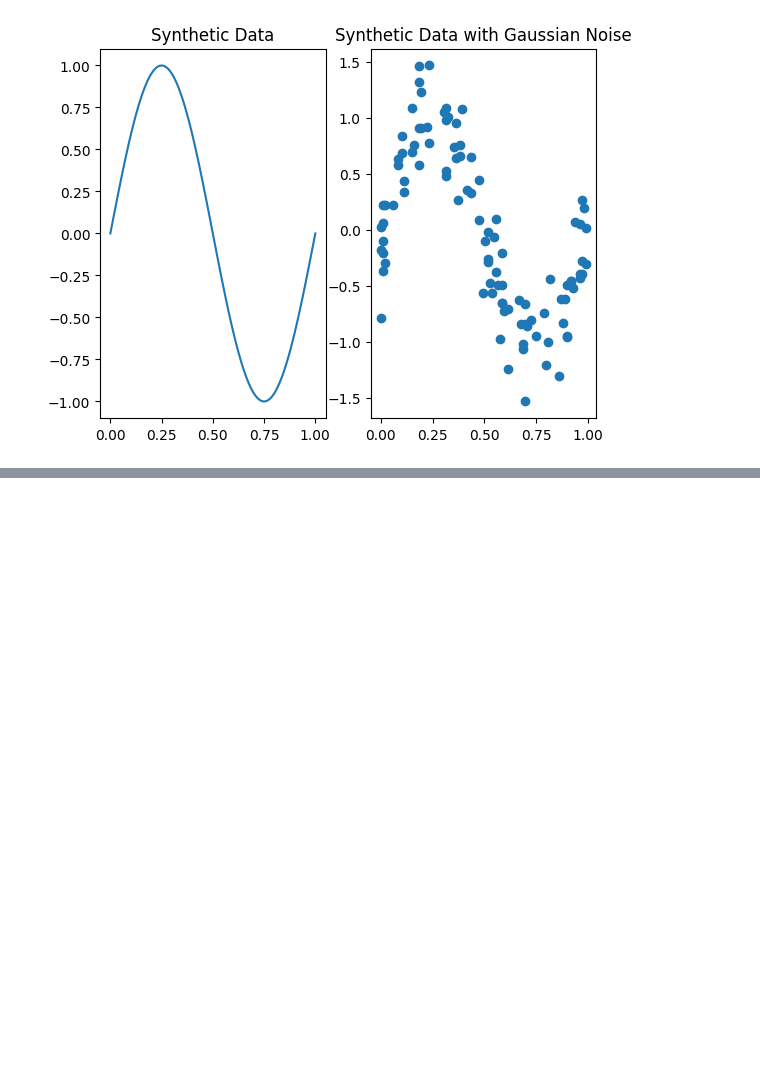
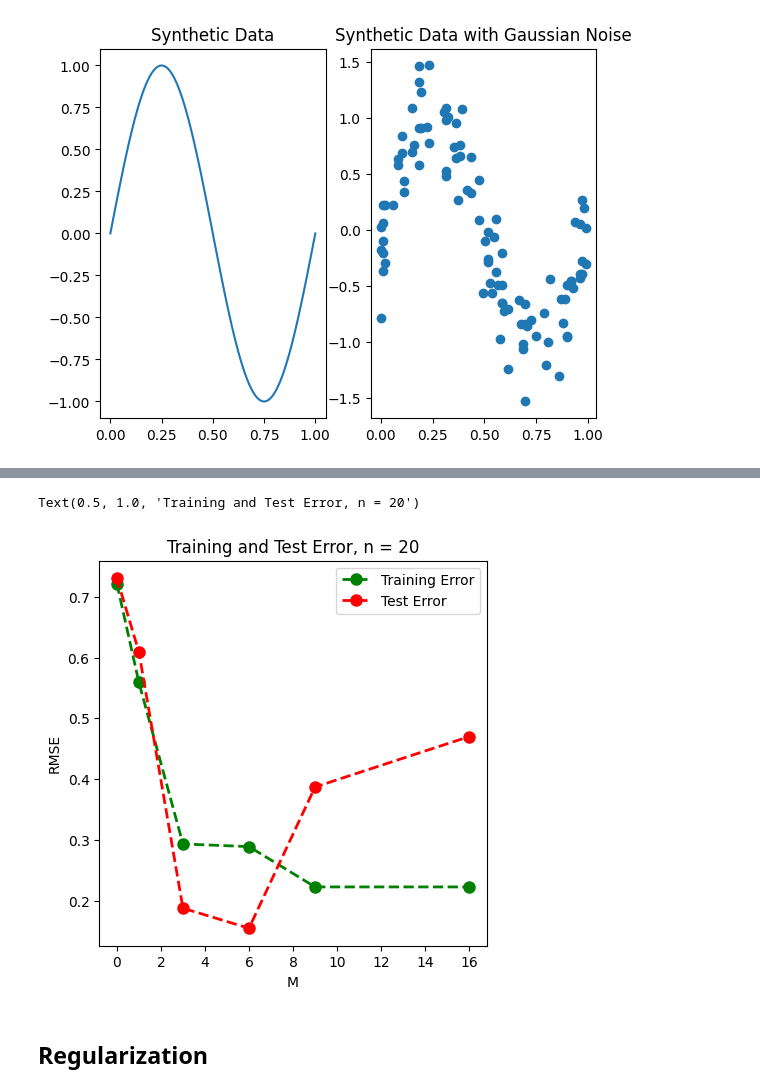
Before and after one commit to tsumannai/personal_learning_notebook, a Jupyter notebook: Pattern_Recognition_and_Machine_Learning/1.1_Polynomical_Curve_Fitting/Polynomial_Curve_Fitting.ipynb, the cells around one changed output, grey strips where cells are left out. Drawn from its saved outputs; the diff is of its cells as text; code cells hidden in the pictures; blank space fills up the shorter version.

```diff
--- a/Pattern_Recognition_and_Machine_Learning/1.1_Polynomical_Curve_Fitting/Polynomial_Curve_Fitting.ipynb
+++ b/Pattern_Recognition_and_Machine_Learning/1.1_Polynomical_Curve_Fitting/Polynomial_Curve_Fitting.ipynb
@@ -83,0 +125,2 @@ array([[1.        , 0.6969697 , 0.5959596 , ..., 0.01234568, 0.01683502,
+# %%
+df_error = pd.DataFrame(error).rename({0:'M',1:'Training',2:'Test'}, axis = 1)
@@ -83,0 +140,18 @@ array([[1.        , 0.6969697 , 0.5959596 , ..., 0.01234568, 0.01683502,
+# %%
+fig, ax = plt.subplots(1,1)
+fig.set_size_inches(5,5)
+ax.plot(df_error['M'], df_error['Training'], color='green', marker='o', linestyle='dashed',
+     linewidth=2, markersize=8, label = 'Training Error')
+
+ax.plot(df_error['M'], df_error['Test'], color='red', marker='o', linestyle='dashed',
+     linewidth=2, markersize=8, label = 'Test Error')
+ax.legend()
+ax.set_xlabel('M')
+ax.set_ylabel('RMSE')
+ax.set_title('Training and Test Error, n = 20')
+# fig.tight_layout()
+# %% [output]
+Text(0.5, 1.0, 'Training and Test Error, n = 20')
+[figure, added]
+# %% [markdown]
+## Regularization
```
Also changed, not shown: parts of 13 cells of this notebook.
